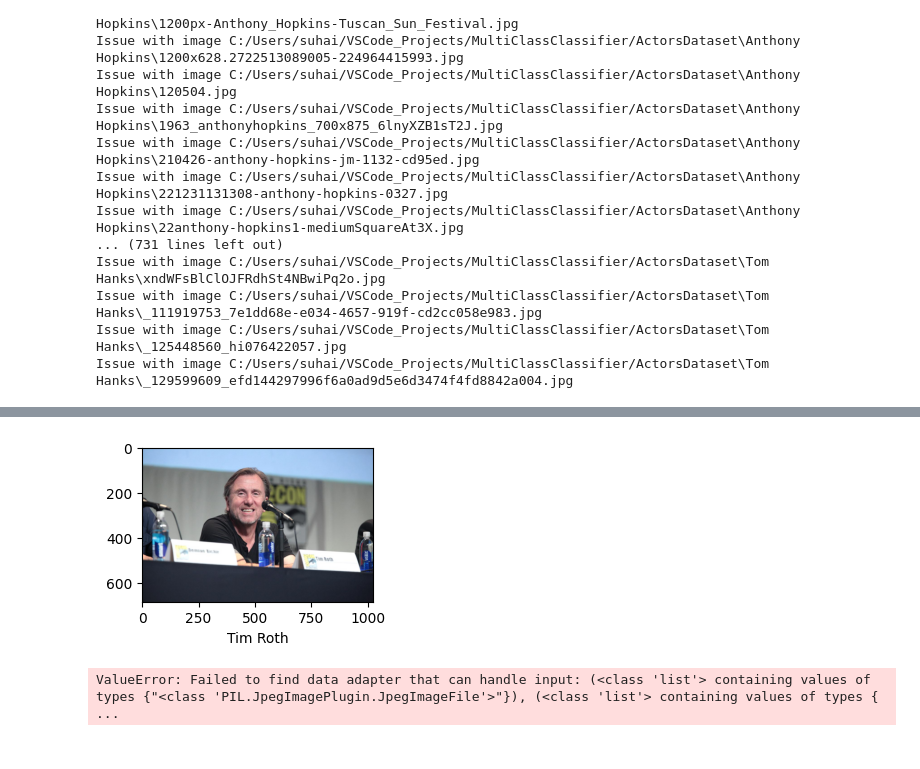
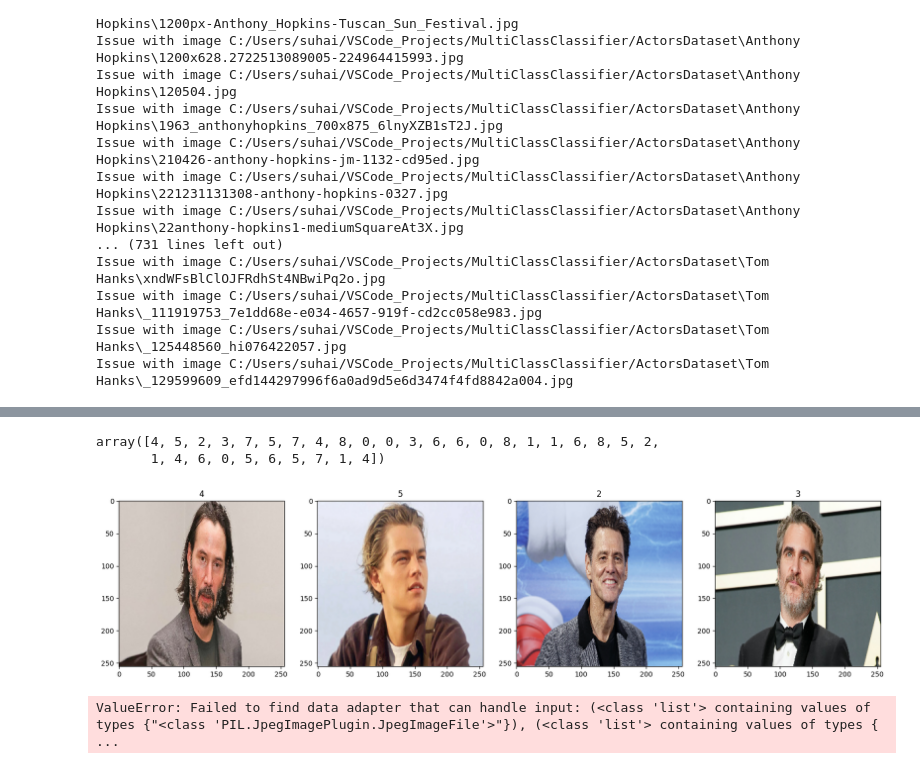
Before and after one commit to shariquemukadam/Multi-Class-Image-Classifier, a Jupyter notebook: classifierCode.ipynb, the cells around one changed output, grey strips where cells are left out. Saved outputs shown, nothing was run; the diff lists cells and outputs as text; code cells hidden in the pictures.

```diff
--- a/classifierCode.ipynb
+++ b/classifierCode.ipynb
@@ -76,2 +73,2 @@ Image.fromarray((image * 255).astype(np.uint8)).save(image_path)
 # %%
-image_dir = "C:/Users/suhai/VSCode_Projects/MultiClassClassifier/resized_images"
+data = tf.keras.utils.image_dataset_from_directory("C:/Users/suhai/VSCode_Projects/MultiClassClassifier/ActorsDataset")
@@ -114,7 +77,19 @@ plot_sample(X_train, y_train, 12)
-# %%
-plot_sample(X_train, y_train, 4)
-# %% [output]
-[figure, removed]
+# %%
+data_iterator = data.as_numpy_iterator()
+# %%
+batch = data_iterator.next()
+# %%
+batch[1]
+# %% [output]
+array([4, 5, 2, 3, 7, 5, 7, 4, 8, 0, 0, 3, 6, 6, 0, 8, 1, 1, 6, 8, 5, 2,
+       1, 4, 6, 0, 5, 6, 5, 7, 1, 4])
+# %%
+fig, ax = plt.subplots(ncols=4, figsize=(20,20))
+for idx, img in enumerate(batch[0][:4]):
+    ax[idx].imshow(img.astype(int))
+    ax[idx].title.set_text(batch[1][idx])
+# %% [output]
+[figure, added]
 # %%
 cnn = models.Sequential([
     layers.Conv2D(filters=32, kernel_size=(3, 3), activation='relu', input_shape=(32, 32, 3)),
```
Also changed, not shown: parts of 8 cells of this notebook.
